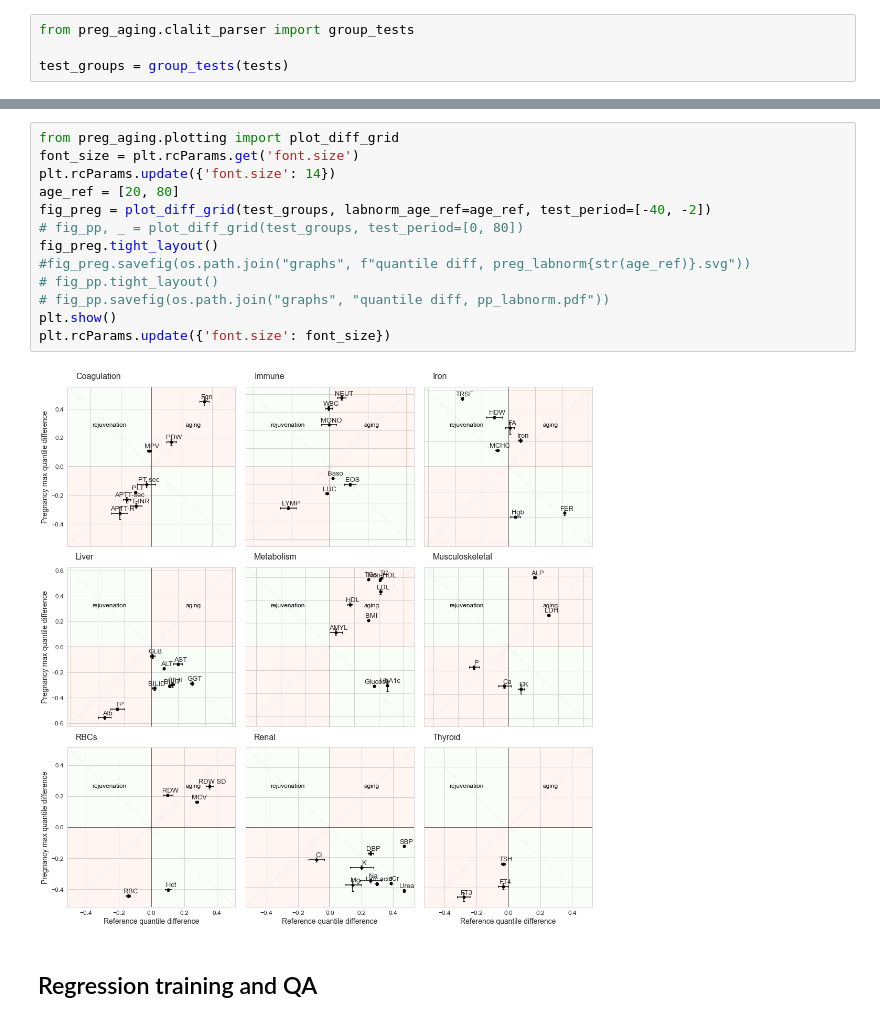
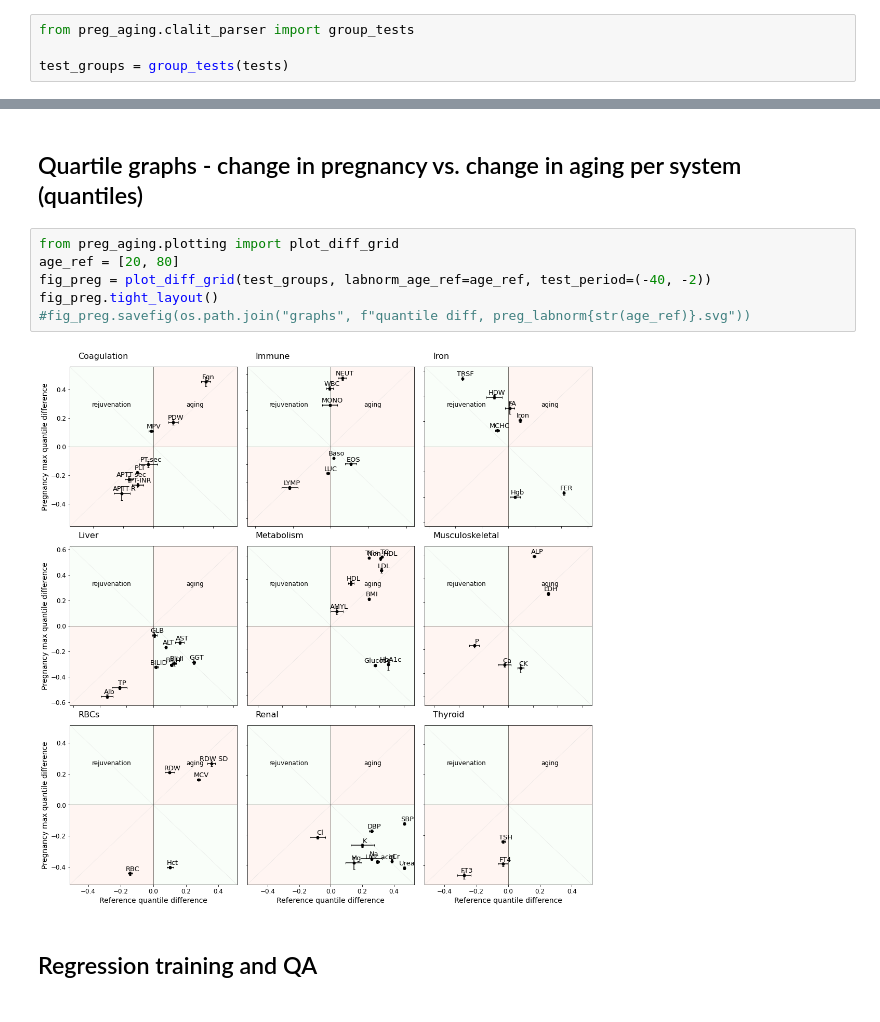
Before and after one commit to AlonLabWIS/PregAging, a Jupyter notebook: pregnancy_aging.ipynb, the cells around one changed output, grey strips where cells are left out. Saved outputs shown, nothing was run; the diff lists cells and outputs as text.

```diff
--- a/pregnancy_aging.ipynb
+++ b/pregnancy_aging.ipynb
@@ -76,18 +29,13 @@ KeyboardInterrupt:
+# %% [markdown]
+## Quartile graphs - change in pregnancy vs. change in aging per system (quantiles)
 # %%
 from preg_aging.plotting import plot_diff_grid
-font_size = plt.rcParams.get('font.size')
-plt.rcParams.update({'font.size': 14})
 age_ref = [20, 80]
-fig_preg = plot_diff_grid(test_groups, labnorm_age_ref=age_ref, test_period=[-40, -2])
-# fig_pp, _ = plot_diff_grid(test_groups, test_period=[0, 80])
+fig_preg = plot_diff_grid(test_groups, labnorm_age_ref=age_ref, test_period=(-40, -2))
 fig_preg.tight_layout()
 #fig_preg.savefig(os.path.join("graphs", f"quantile diff, preg_labnorm{str(age_ref)}.svg"))
-# fig_pp.tight_layout()
-# fig_pp.savefig(os.path.join("graphs", "quantile diff, pp_labnorm.pdf"))
-plt.show()
-plt.rcParams.update({'font.size': font_size})
 # %% [output]
-[figure, old version]
+[figure, new version]
 # %% [markdown]
 ## Regression training and QA
 # %%
```
Also changed, not shown: parts of 19 cells of this notebook, 7 other files.
